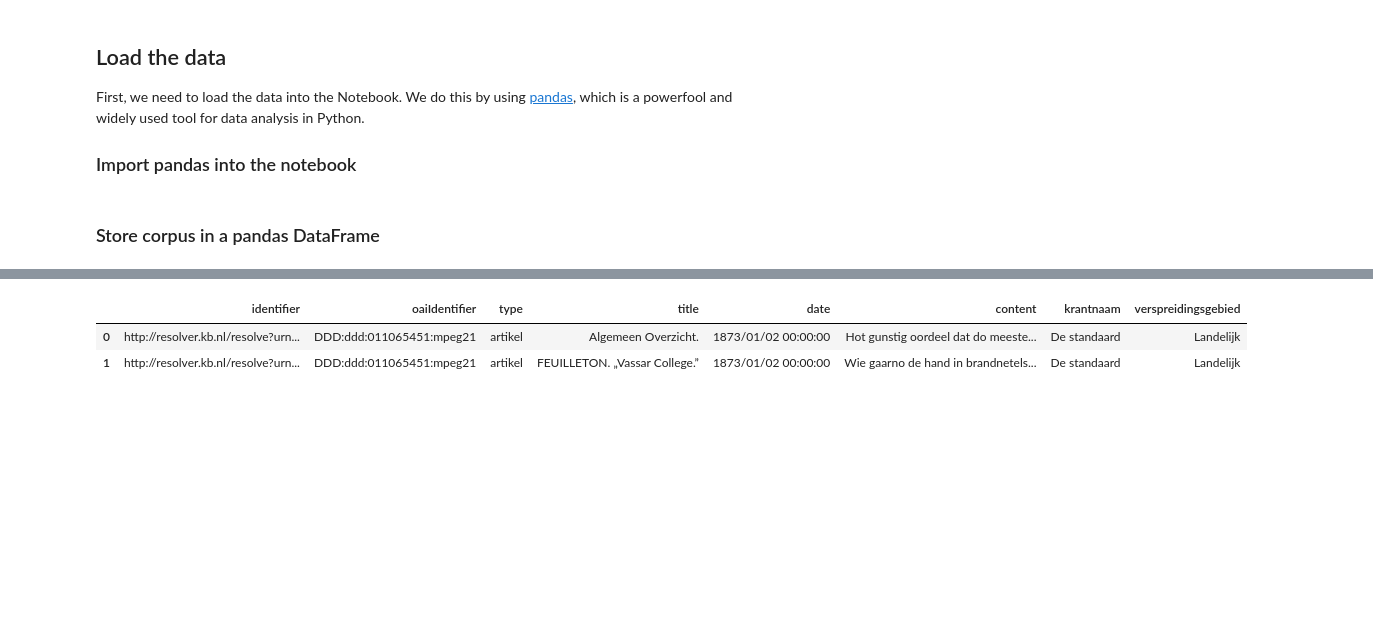
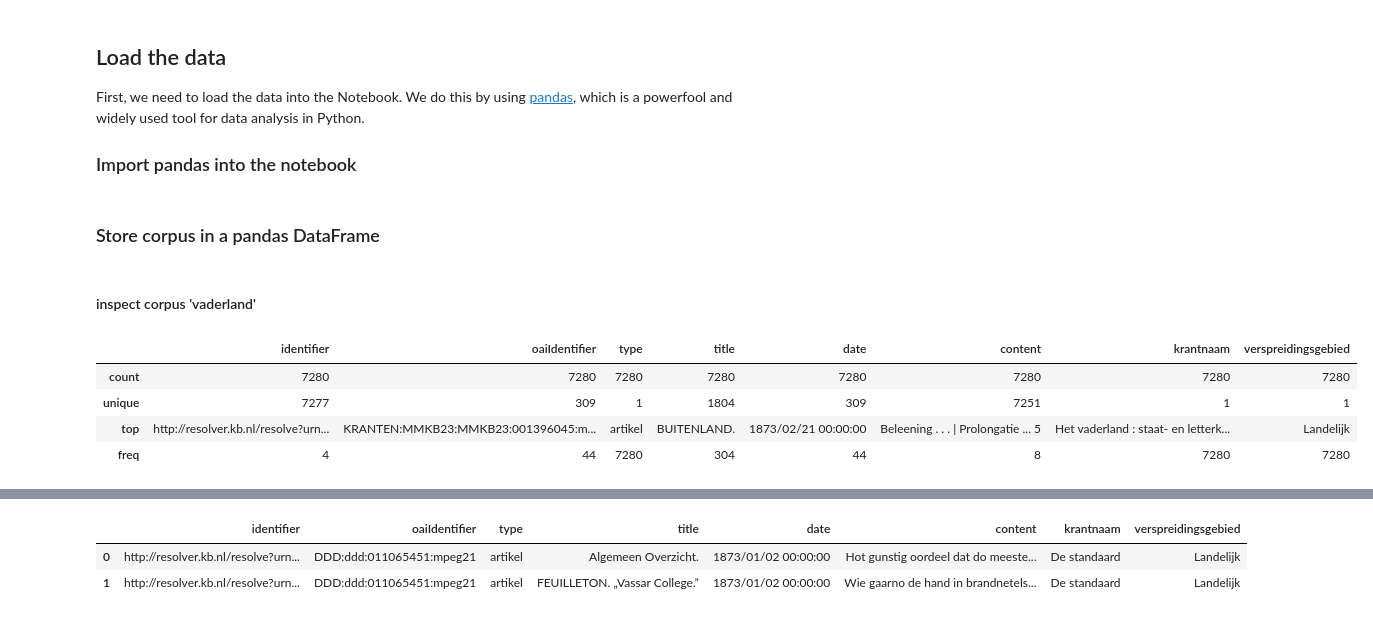
Before and after one commit to KBNLresearch/TutorialSummerschool, a Jupyter notebook: 02_Loading_data_and_visualizing_corpus.ipynb, the cells around one changed output, grey strips where cells are left out. Saved outputs shown, nothing was run; the diff lists cells and outputs as text; code cells hidden in the pictures; blank space fills up the shorter version.

```diff
--- a/02_Loading_data_and_visualizing_corpus.ipynb
+++ b/02_Loading_data_and_visualizing_corpus.ipynb
@@ -27,3 +27,13 @@ vaderland = pd.read_csv("data/HetVaderland_1873.csv", index_col = 0)
 standaard = pd.read_csv("data/DeStandaard_1873.csv", index_col = 0)
 # %%
 tijd = pd.read_csv("data/DeTijd_1873.csv", index_col = 0)
+# %% [markdown]
+#### inspect corpus 'vaderland'
+# %%
+vaderland.describe()
+# %% [output]
+|  | identifier | oaiIdentifier | type | title | date | content | krantnaam | verspreidingsgebied |
+| count | 7280 | 7280 | 7280 | 7280 | 7280 | 7280 | 7280 | 7280 |
+| unique | 7277 | 309 | 1 | 1804 | 309 | 7251 | 1 | 1 |
+| top | http://resolver.kb.nl/resolve?urn... | KRANTEN:MMKB23:MMKB23:001396045:m... | artikel | BUITENLAND. | 1873/02/21 00:00:00 | Beleening . . . | Prolongatie ... 5 | Het vaderland : staat- en letterk... | Landelijk |
+| freq | 4 | 44 | 7280 | 304 | 44 | 8 | 7280 | 7280 |
```
Also changed, not shown: parts of 2 cells of this notebook, 6 other files.
